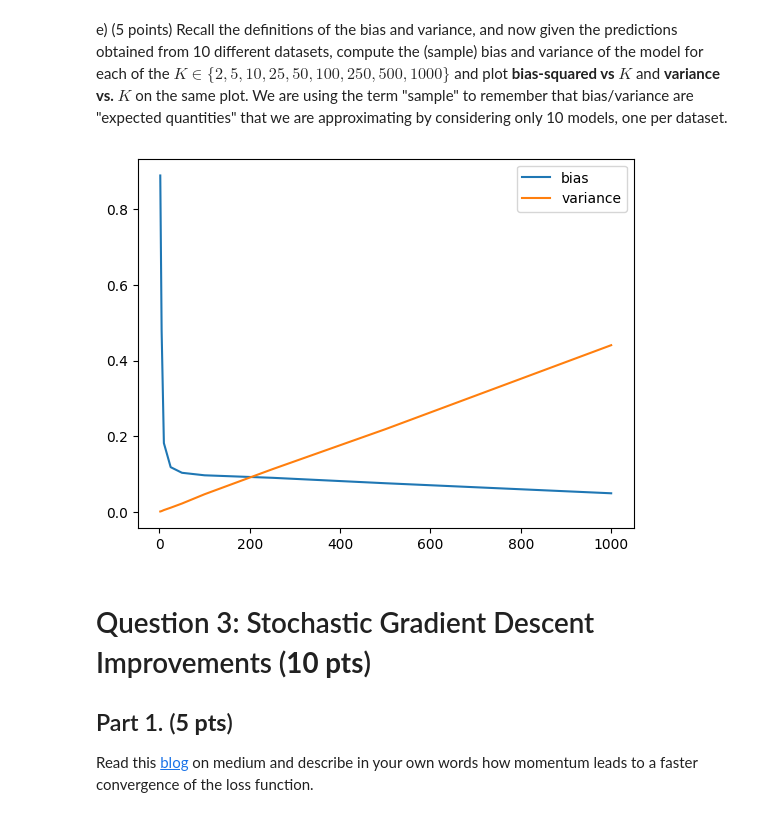
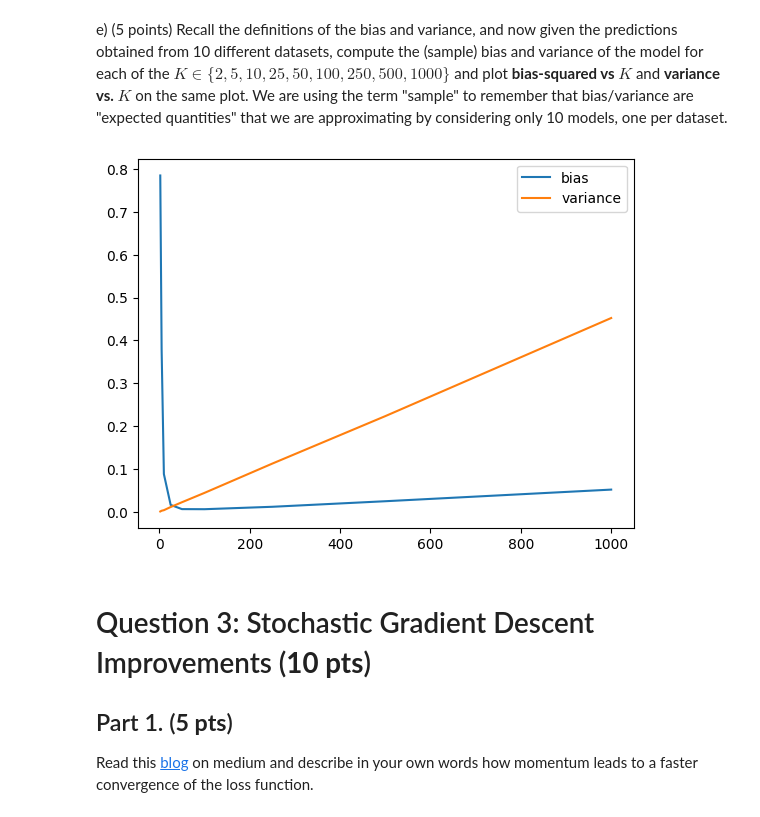
Before and after one commit to psinha25/ece381-aml, a Jupyter notebook: hw2/HW-2-2.ipynb, the cells around one changed output. Drawn from its saved outputs; the diff is of its cells as text; code cells hidden in the pictures.

Commit message:
Update Q2 answer (true y rather than sampled y)

```diff
--- a/hw2/HW-2-2.ipynb
+++ b/hw2/HW-2-2.ipynb
@@ -130,36 +130,36 @@ We are using the term "sample" to remember that bias/variance are "expected quan
 # %%
 bias_vals = []
 var_vals = []
 K = [2,5,10,25,50,100,250,500,1000]
 pred_y = np.zeros((len(datasets[0]['Y']),10)) # axis 0: number of data points, axis 1: number of datasets (10)
 
 for n in K:
   for j in datasets.keys():
     x = datasets[j]['X']
     y = datasets[j]['Y']
     ### START CODE ###
     # Estimate y_{hat}
     y_hat = estimator(x, y, n)
     ### END CODE ###
     pred_y[:,j] = y_hat
 
   ### START CODE ###
   # Compute the mean of the estimates over 10 datasets for each input x_{i}
   avg_yhat = np.average(pred_y, axis=1) # 1D array of shape (2000,)
   # Compute the MSE between avg_yhat and y as bias
-  avg_y = np.average([datasets[i]['Y'] for i in range(len(datasets))], axis=0)
-  bias = mean_squared_error(avg_yhat, avg_y)
+  true_y = [2 * math.sin(math.pi * i) * math.cos(3 * math.pi * (i ** 2)) for i in datasets[0]['X']]
+  bias = mean_squared_error(avg_yhat, true_y)
   # Compute the variance of the estimates over 10 datasets for each input x_{i}, then average over all inputs
   var_yhat = np.average(np.var(pred_y, axis=1))
   ### END CODE ###
   bias_vals.append(bias)
   var_vals.append(var_yhat)
 plt.plot(K, bias_vals, label='bias')
 plt.plot(K, var_vals, label='variance')
 plt.legend()
 plt.show()
 # %% [output]
-[figure, old version]
+[figure, new version]
 # %% [markdown]
 # Question 3: Stochastic Gradient Descent Improvements (**10 pts**)
 
```
Also changed, not shown: parts of 4 cells of this notebook.
